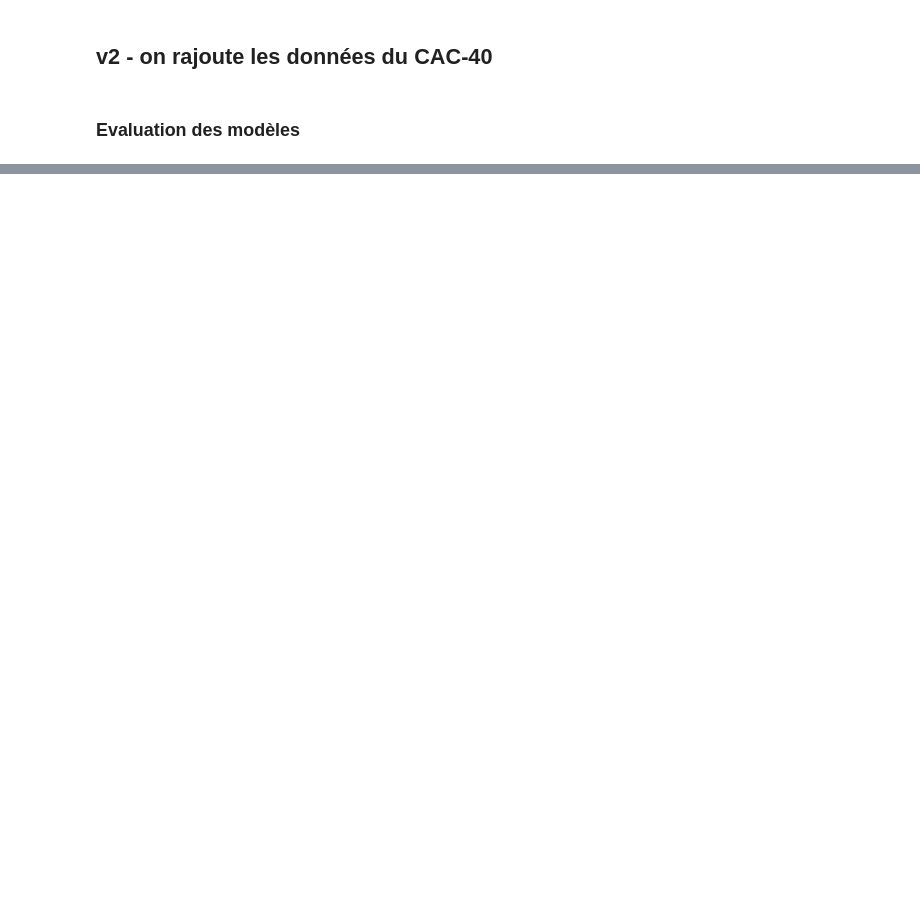
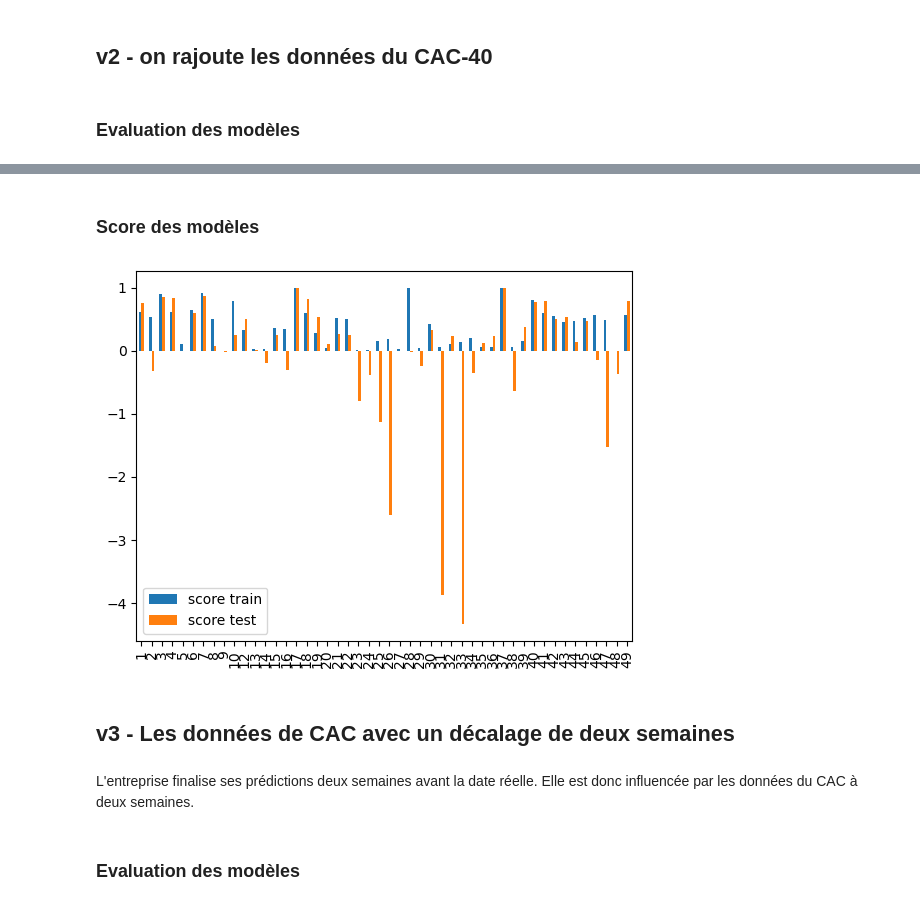
Before and after one commit to Damidoum/predictionClient, a Jupyter notebook: Notebooks/Régression_v1.ipynb, the cells around one changed output, grey strips where cells are left out. Cells and saved outputs as stored; diff of their text form; code cells hidden in the pictures; blank space fills up the shorter version.

```diff
--- a/Notebooks/Régression_v1.ipynb
+++ b/Notebooks/Régression_v1.ipynb
@@ -101,0 +113,15 @@ for i in range(3):
+# %% [markdown]
+### Score des modèles
+# %%
+score = np.empty((n,2))
+for i, model in enumerate(models_CAC):
+    score[i,0] = model.score(X_train_CAC[i], y_train_CAC[i])
+    score[i,1] = model.score(X_test_CAC[i], y_test_CAC[i])
+score = pd.DataFrame(score, columns = ["score train", "score test"]).rename(index = lambda x : x+1)
+score.drop(11).plot.bar();
+# %% [output]
+[figure, added]
+# %% [markdown]
+## v3 - Les données de CAC avec un décalage de deux semaines
+# %% [markdown]
+L'entreprise finalise ses prédictions deux semaines avant la date réelle. Elle est donc influencée par les données du CAC à deux semaines.
@@ -101,0 +152,2 @@ for i in range(3):
+# %% [markdown]
+### Evaluation des modèles
```
Also changed, not shown: parts of 27 cells of this notebook, 4 other files.
